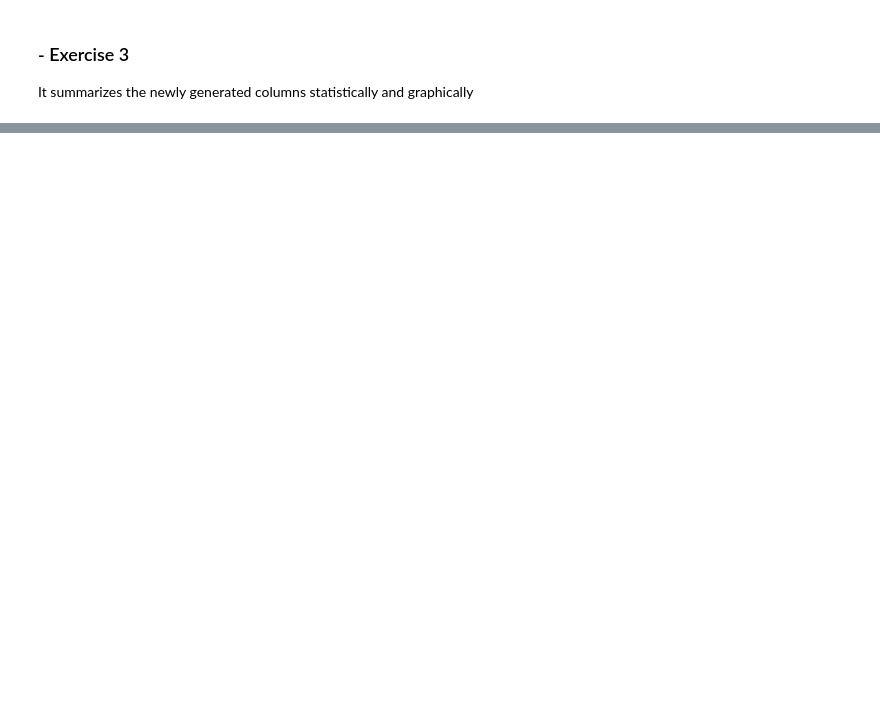
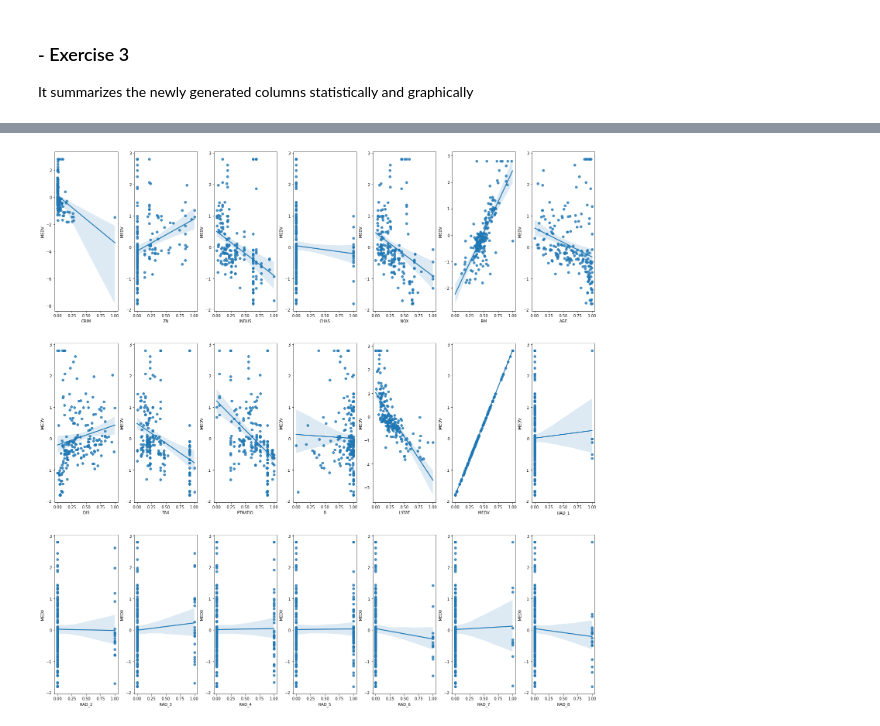
Before and after one commit to IvanaCandyAguilar/Data-Engineer-Data-Science, a Jupyter notebook: Sprint5/Task M5 T02.ipynb, the cells around one changed output, grey strips where cells are left out. Cells and saved outputs as stored; diff of their text form; code cells hidden in the pictures; blank space fills up the shorter version.

```diff
--- a/Sprint5/Task M5 T02.ipynb
+++ b/Sprint5/Task M5 T02.ipynb
@@ -381,0 +469,22 @@ It summarizes the newly generated columns statistically and graphically
+# %%
+from sklearn import preprocessing
+import numpy as np
+import pandas as pd
+import seaborn as sns
+import matplotlib.pyplot as plt
+
+min_max_scaler = preprocessing.MinMaxScaler()
+
+column_sels = ['CRIM', 'ZN', 'INDUS', 'CHAS', 'NOX', 'RM', 'AGE', 'DIS', 'TAX', 'PTRATIO', 'B',
+ 'LSTAT', 'MEDV', 'RAD_1', 'RAD_2', 'RAD_3', 'RAD_4', 'RAD_5', 'RAD_6', 'RAD_7', 'RAD_8']
+x = train.loc[:,column_sels]
+y = train['MEDV']
+x = pd.DataFrame(data=min_max_scaler.fit_transform(x), columns=column_sels)
+fig, axs = plt.subplots(ncols=7, nrows=3, figsize=(20, 20))
+index = 0
+axs = axs.flatten()
+for i, k in enumerate(column_sels):
+    sns.regplot(y=y, x=x[k], ax=axs[i])
+plt.tight_layout(pad=0.4, w_pad=0.5, h_pad=5.0)
+# %% [output]
+[figure, added]
```
Also changed, not shown: parts of 17 cells of this notebook.
